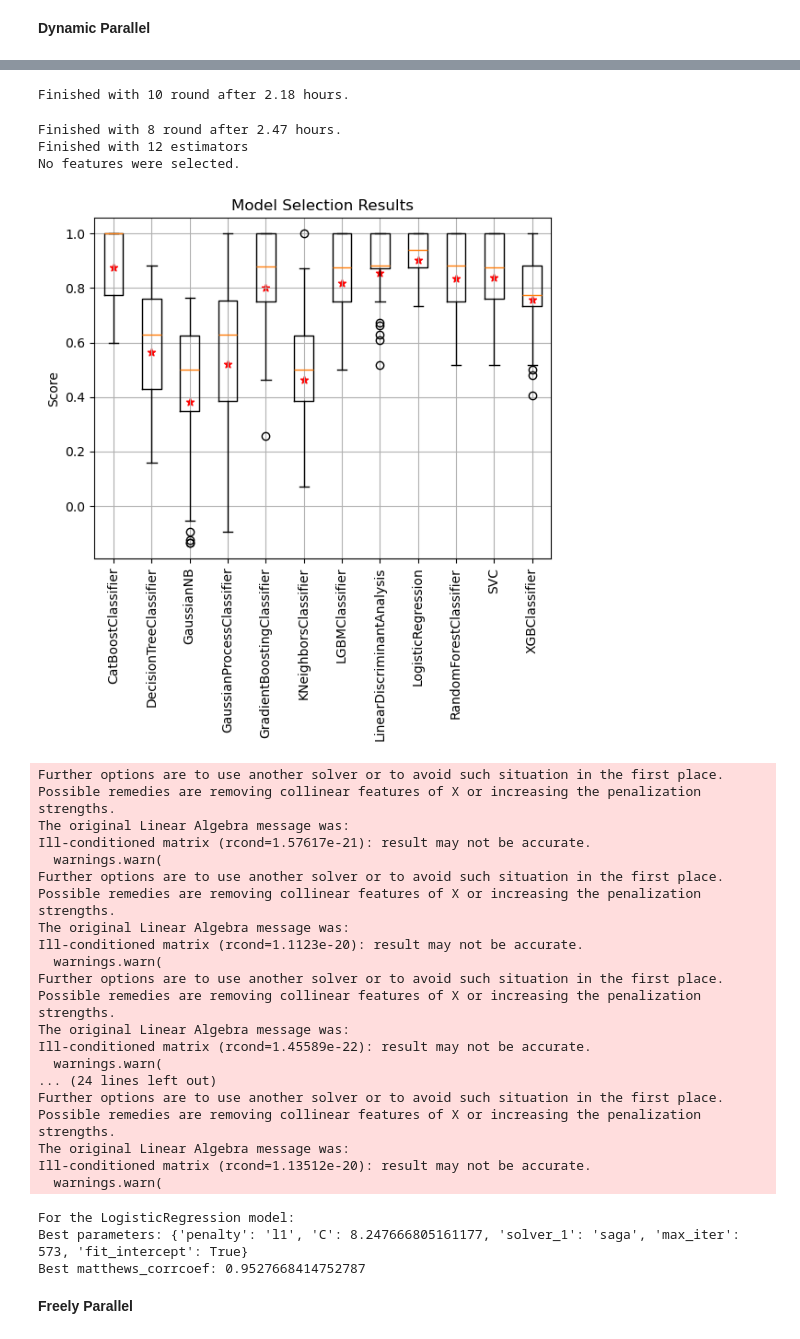
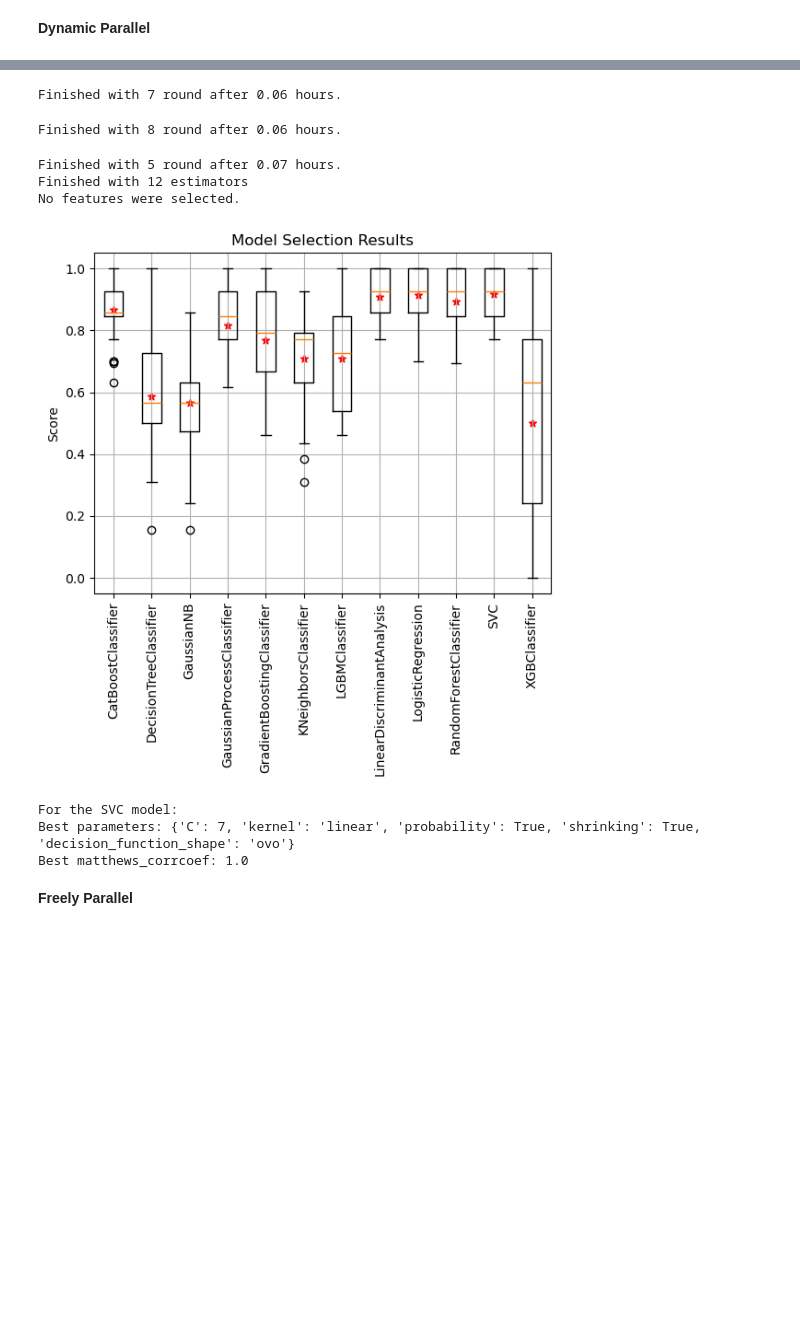
Before and after one commit to costasmexis/AI4META, a Jupyter notebook: main.ipynb, the cells around one changed output, grey strips where cells are left out. Saved outputs shown, nothing was run; the diff lists cells and outputs as text; code cells hidden in the pictures; blank space fills up the shorter version.

```diff
--- a/main.ipynb
+++ b/main.ipynb
@@ -51,5 +51,5 @@ There is no selected classifier.
 # %% [markdown]
 **Dynamic Parallel**
 # %%
-fitted_mod, df = mlpipe.model_selection(optimizer='bayesian_search',n_trials_ncv=50,n_trials=50,rounds=5,score='matthews_corrcoef', return_best_model=True,plot='box',return_scores_df=True,choose_model=False,feature_selection_type='mrmr',outer_splits=5,inner_splits=5,hist_fit=True,parallel='dynamic_parallel')
+fitted_mod, df = mlpipe.model_selection(optimizer='bayesian_search',n_trials_ncv=10,n_trials=50,rounds=11,score='matthews_corrcoef', return_best_model=True,plot='box',return_scores_df=True,choose_model=False,feature_selection_type='mrmr',outer_splits=3,inner_splits=3,hist_fit=True,parallel='dynamic_parallel')
 # %% [output]
@@ -64,28 +64,12 @@ Finished with 4 round after 2.17 hours.
-Finished with 10 round after 2.18 hours.
+Finished with 7 round after 0.06 hours.
-Finished with 8 round after 2.47 hours.
-Finished with 12 estimators
-No features were selected.
+Finished with 8 round after 0.06 hours.
+Finished with 5 round after 0.07 hours.
+Finished with 12 estimators
+No features were selected.
-[figure, old version]
+[figure, new version]
-Further options are to use another solver or to avoid such situation in the first place. Possible remedies are removing collinear features of X or increasing the penalization strengths.
-The original Linear Algebra message was:
-Ill-conditioned matrix (rcond=1.57617e-21): result may not be accurate.
-  warnings.warn(
-Further options are to use another solver or to avoid such situation in the first place. Possible remedies are removing collinear features of X or increasing the penalization strengths.
-The original Linear Algebra message was:
-Ill-conditioned matrix (rcond=1.1123e-20): result may not be accurate.
-  warnings.warn(
-Further options are to use another solver or to avoid such situation in the first place. Possible remedies are removing collinear features of X or increasing the penalization strengths.
-The original Linear Algebra message was:
-Ill-conditioned matrix (rcond=1.45589e-22): result may not be accurate.
-  warnings.warn(
-... (24 lines left out)
-Further options are to use another solver or to avoid such situation in the first place. Possible remedies are removing collinear features of X or increasing the penalization strengths.
-The original Linear Algebra message was:
-Ill-conditioned matrix (rcond=1.13512e-20): result may not be accurate.
-  warnings.warn(
-For the LogisticRegression model:
-Best parameters: {'penalty': 'l1', 'C': 8.247666805161177, 'solver_1': 'saga', 'max_iter': 573, 'fit_intercept': True}
-Best matthews_corrcoef: 0.9527668414752787
+For the SVC model:
+Best parameters: {'C': 7, 'kernel': 'linear', 'probability': True, 'shrinking': True, 'decision_function_shape': 'ovo'}
+Best matthews_corrcoef: 1.0
 # %% [markdown]
 **Freely Parallel**
 # %%
```
Also changed, not shown: parts of 3 cells of this notebook, 1 other file.
